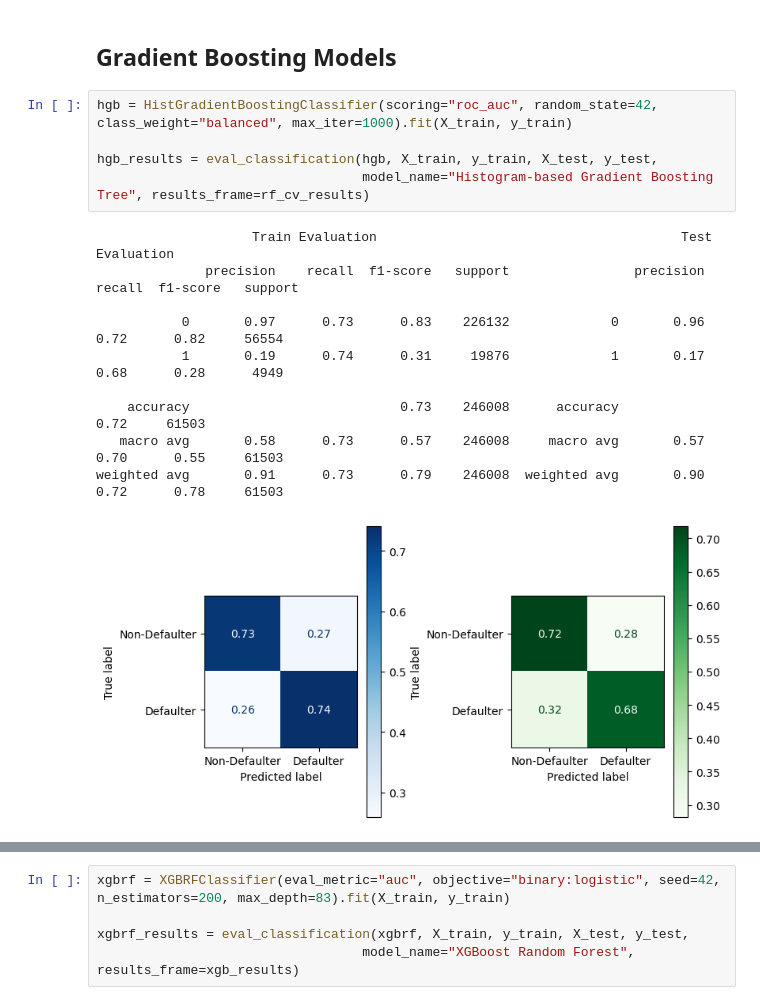
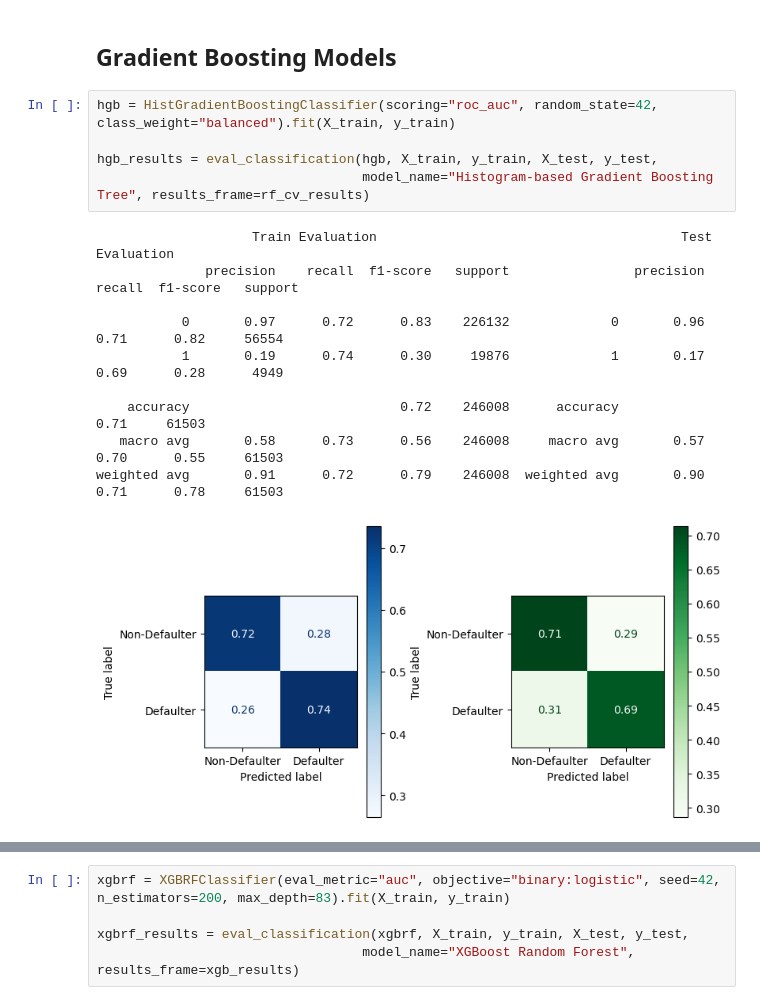
Before and after one commit to bkusuma/home-credit-default-risk, a Jupyter notebook: kaggle/working/02_Modelling.ipynb, the cells around one changed output, grey strips where cells are left out. Saved outputs shown, nothing was run; the diff lists cells and outputs as text.

```diff
--- a/kaggle/working/02_Modelling.ipynb
+++ b/kaggle/working/02_Modelling.ipynb
@@ -325,18 +325,18 @@ rf_cv.get_params()
 # %% [markdown]
 ## Gradient Boosting Models
 # %%
-hgb = HistGradientBoostingClassifier(scoring="roc_auc", random_state=42, class_weight="balanced", max_iter=1000).fit(X_train, y_train)
+hgb = HistGradientBoostingClassifier(scoring="roc_auc", random_state=42, class_weight="balanced").fit(X_train, y_train)
 
 hgb_results = eval_classification(hgb, X_train, y_train, X_test, y_test,
                                   model_name="Histogram-based Gradient Boosting Tree", results_frame=rf_cv_results)
 # %% [output]
                     Train Evaluation                                       Test Evaluation
               precision    recall  f1-score   support                precision    recall  f1-score   support
 
-           0       0.97      0.73      0.83    226132             0       0.96      0.72      0.82     56554
-           1       0.19      0.74      0.31     19876             1       0.17      0.68      0.28      4949
+           0       0.97      0.72      0.83    226132             0       0.96      0.71      0.82     56554
+           1       0.19      0.74      0.30     19876             1       0.17      0.69      0.28      4949
 
-    accuracy                           0.73    246008      accuracy                           0.72     61503
-   macro avg       0.58      0.73      0.57    246008     macro avg       0.57      0.70      0.55     61503
-weighted avg       0.91      0.73      0.79    246008  weighted avg       0.90      0.72      0.78     61503
+    accuracy                           0.72    246008      accuracy                           0.71     61503
+   macro avg       0.58      0.73      0.56    246008     macro avg       0.57      0.70      0.55     61503
+weighted avg       0.91      0.72      0.79    246008  weighted avg       0.90      0.71      0.78     61503
-[figure, old version]
+[figure, new version]
```
Also changed, not shown: parts of 11 cells of this notebook.
